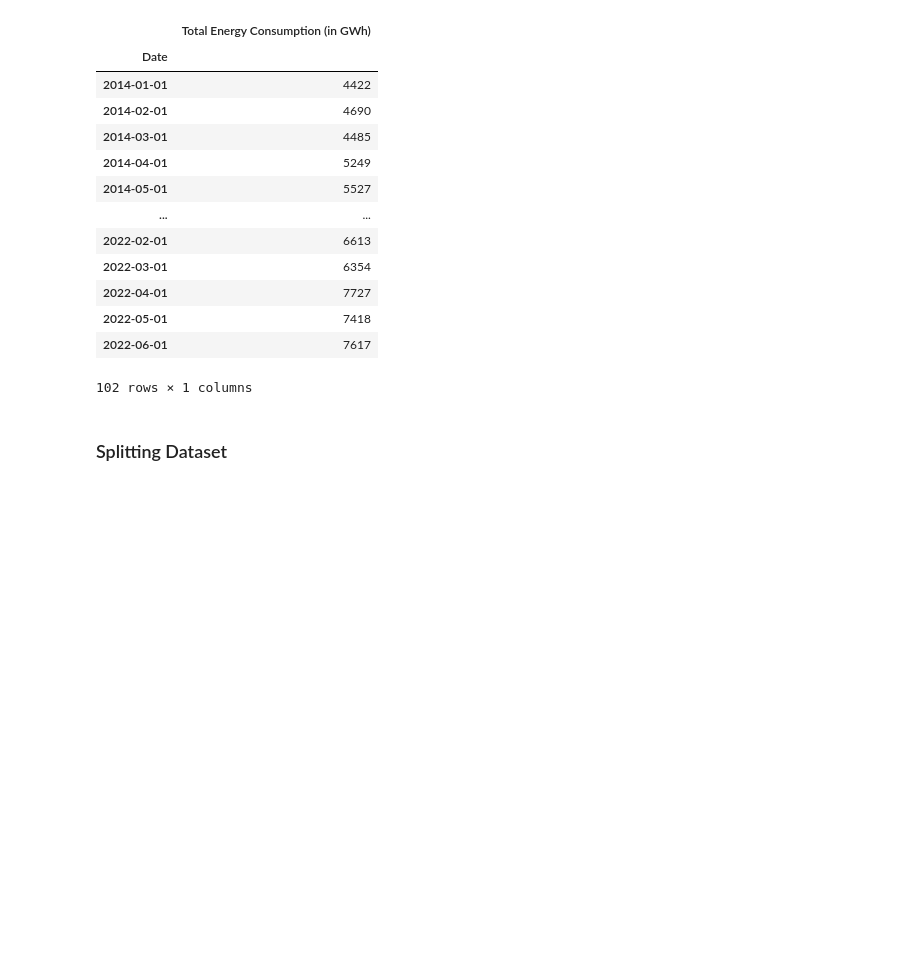
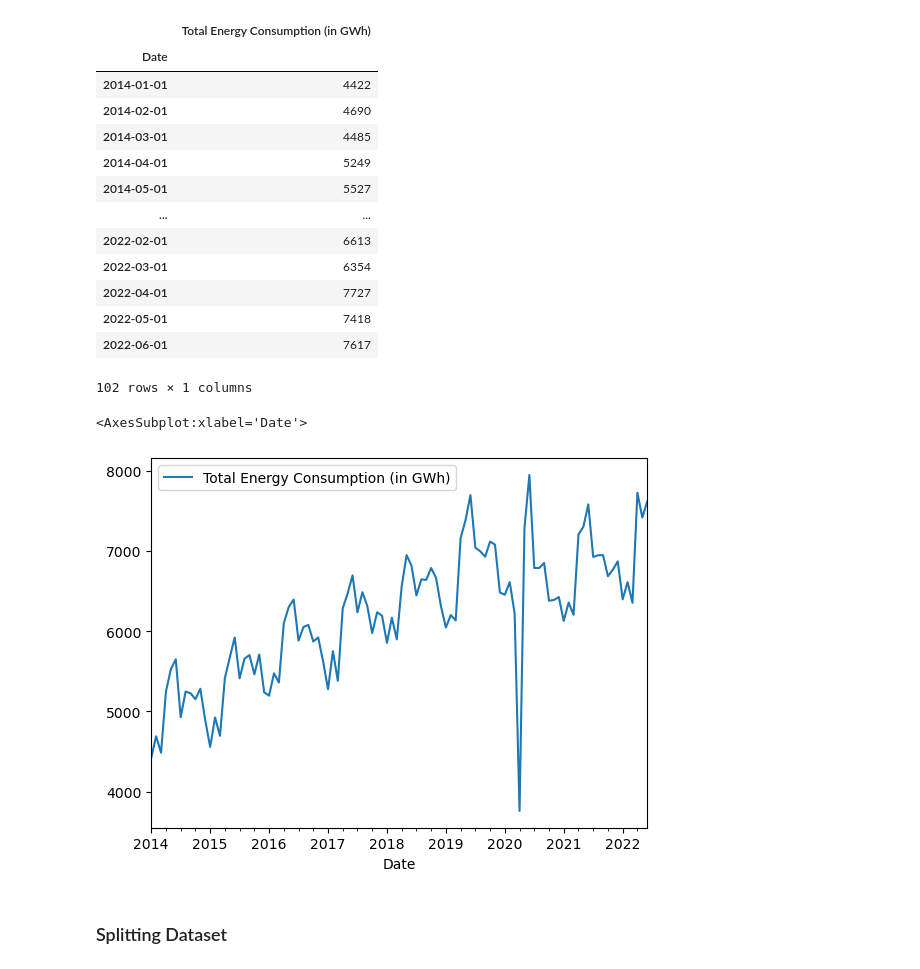
Before and after one commit to errutorculas/cmsc197-ML-miniproj, a Jupyter notebook: jupyter-notebook-code/miniproj.ipynb, the cells around one changed output. Saved outputs shown, nothing was run; the diff lists cells and outputs as text; code cells hidden in the pictures; blank space fills up the shorter version.

```diff
--- a/jupyter-notebook-code/miniproj.ipynb
+++ b/jupyter-notebook-code/miniproj.ipynb
@@ -96,6 +97,11 @@ df
 | 2022-05-01 | 7418 |
 | 2022-06-01 | 7617 |
 102 rows × 1 columns
+# %%
+df.plot()
+# %% [output]
+<AxesSubplot:xlabel='Date'>
+[figure, added]
 # %% [markdown]
 ### Splitting Dataset
 # %%
```
Also changed, not shown: parts of 24 cells of this notebook.
